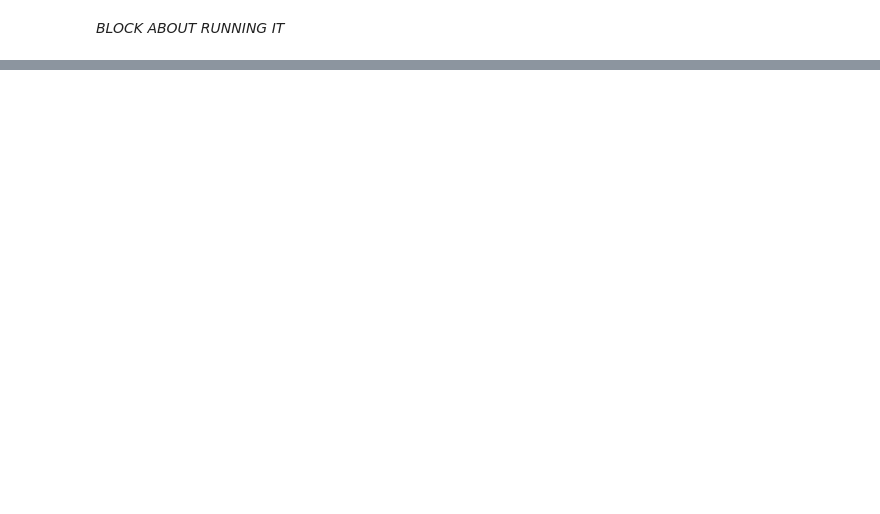
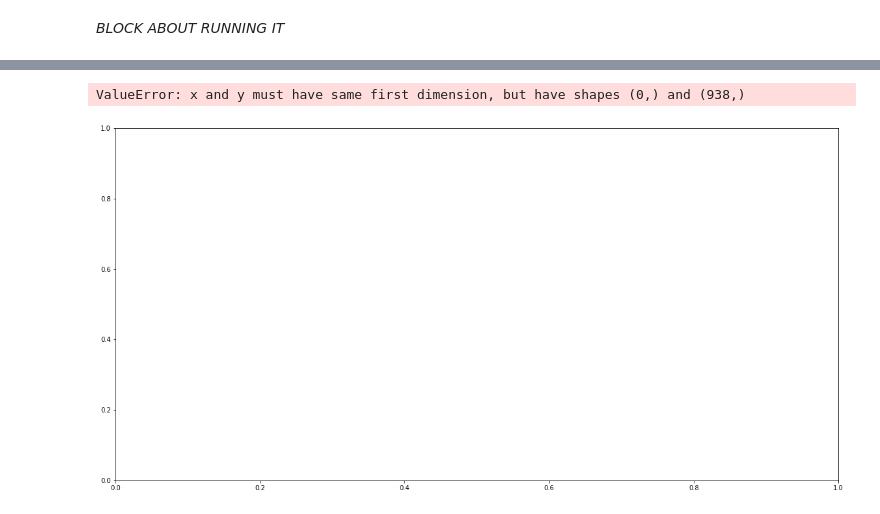
Before and after one commit to agroshar/DIT411-Introduction-to-AI, a Jupyter notebook: Project1-mikael.ipynb, the cells around one changed output, grey strips where cells are left out. Drawn from its saved outputs; the diff is of its cells as text; code cells hidden in the pictures; blank space fills up the shorter version.

```diff
--- a/Project1-mikael.ipynb
+++ b/Project1-mikael.ipynb
@@ -44,11 +45,11 @@ The following code blocks provides the data set with handwritten digits. It conv
 # %%
 training_set = torch.utils.data.DataLoader(torchvision.datasets.MNIST('/files/', train=True, download=True,
                              transform=torchvision.transforms.Compose([torchvision.transforms.ToTensor(),
-                             torchvision.transforms.Normalize((0.5,), (0.5,))])),batch_size=batch_size_train, shuffle=True, num_workers=4, pin_memory=True)
+                             torchvision.transforms.Normalize((0.5,), (0.5,))])),batch_size=batch_size_train, shuffle=True, num_workers=0, pin_memory=True)
 
 test_set = torch.utils.data.DataLoader(torchvision.datasets.MNIST('/files/', train=False, download=True,
                              transform=torchvision.transforms.Compose([torchvision.transforms.ToTensor(),
-                               torchvision.transforms.Normalize((0.5,), (0.5,))])),batch_size=batch_size_test, shuffle=True, num_workers=4, pin_memory=True)
+                               torchvision.transforms.Normalize((0.5,), (0.5,))])),batch_size=batch_size_test, shuffle=True, num_workers=0, pin_memory=True)
 # %% [markdown]
 The following line of code simply outputs the structure of the data. The output here shows that each batch in the training data contains 64 images and that each image has 28x28 pixels dimension.
 # %%
@@ -82,12 +83,18 @@ def train_model(model):
     nr_correct = 0
 
     accuracies = []
+    losses = []
+    total_loss = 0
+    foo = 0
     for n in range(0, epochs):
         for (batch_index, (images, labels)) in enumerate(training_set):
-            accuracy = model.fit(images, labels)
+            (accuracy, loss) = model.fit(images, labels)
             accuracies.append(accuracy)
+            total_loss += loss
+            foo += images.size(0)
+            losses.append(total_loss / foo)
 
-    return accuracies
+    return (accuracies, losses)
 # %% [markdown]
 The purpose of this function create a test model which can be used to compare to the training model. It is used to check if the model generalized to the other data.
 # %%
@@ -173,8 +180,8 @@ class Model(nn.Module):
 
 
     def fit(self, tensor, labels):
-        tensor = tensor.to(device)
-        labels = labels.to(device)
+        #tensor = tensor.to(device)
+        #labels = labels.to(device)
         result = self(tensor)
 
         self.optimizer.zero_grad()
@@ -186,7 +193,7 @@ class Model(nn.Module):
         total = tensor.size(0)
         nr_correct = torch.sum(predictions == labels).item()
 
-        return nr_correct / total
+        return (nr_correct / total, loss.item())
 # %% [markdown]
 This class constructs a model from a dictionary of hyper parameters which allows us to have a variable amount of convolutional layers, hidden layers and different activation functions etc. We've chosen to have a dictionary instead of multiple params to the constructor for an easy way to save, load and print the different model parameters.
 
@@ -359,0 +402,4 @@ NameError: name 'grid_search' is not defined
+# %%
+print(read_json("one_epoch_models.json")[:1][0][1])
+model = Model(read_json("one_epoch_models.json")[:1][0][1])
+(_, total_loss) = train_model(model)
@@ -359,0 +433,11 @@ NameError: name 'grid_search' is not defined
+# %%
+fig=plt.figure(figsize=(20, 10))
+plt.plot(np.arange(1, 1), total_loss, label="Train loss")
+plt.xlabel('Loss')
+plt.ylabel('Epochs')
+plt.title("Loss Plots")
+plt.legend(loc='upper right')
+plt.show()
+# %% [output]
+ValueError: x and y must have same first dimension, but have shapes (0,) and (938,)
+[figure, added]
```
Also changed, not shown: parts of 8 cells of this notebook.
